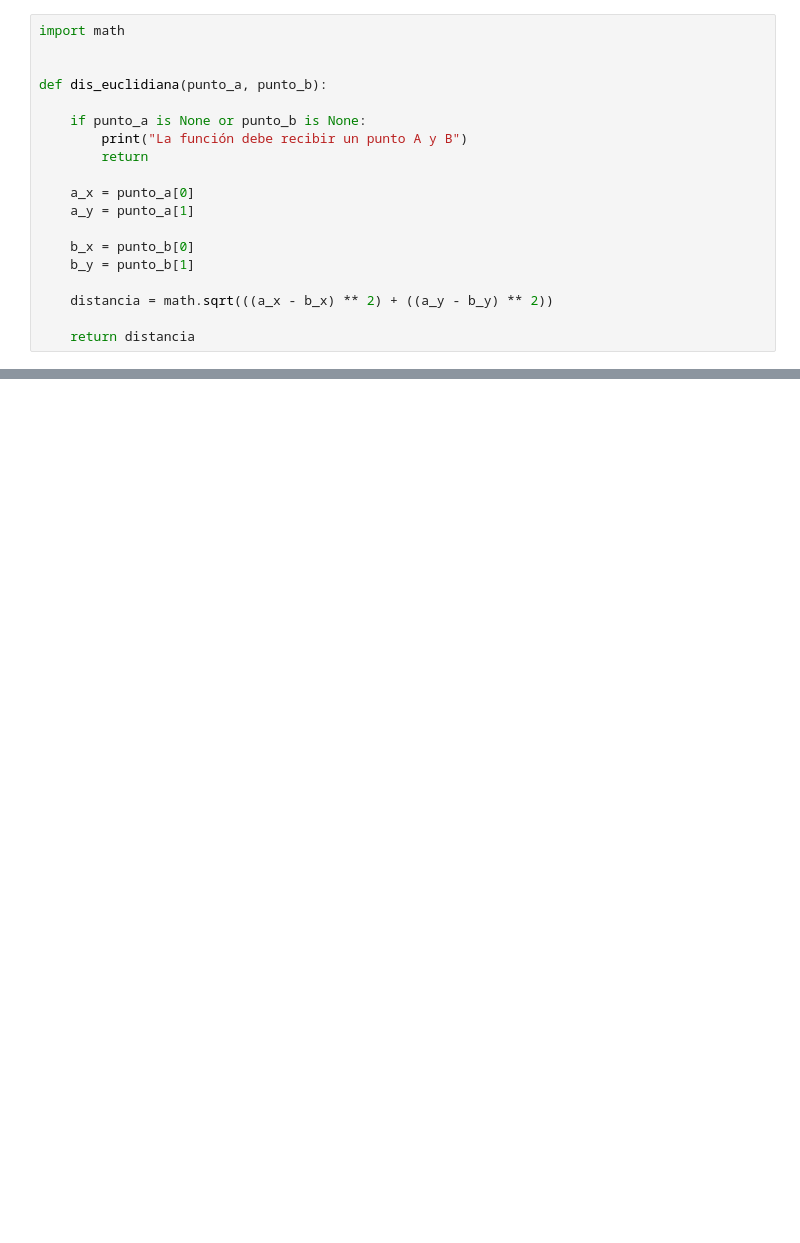
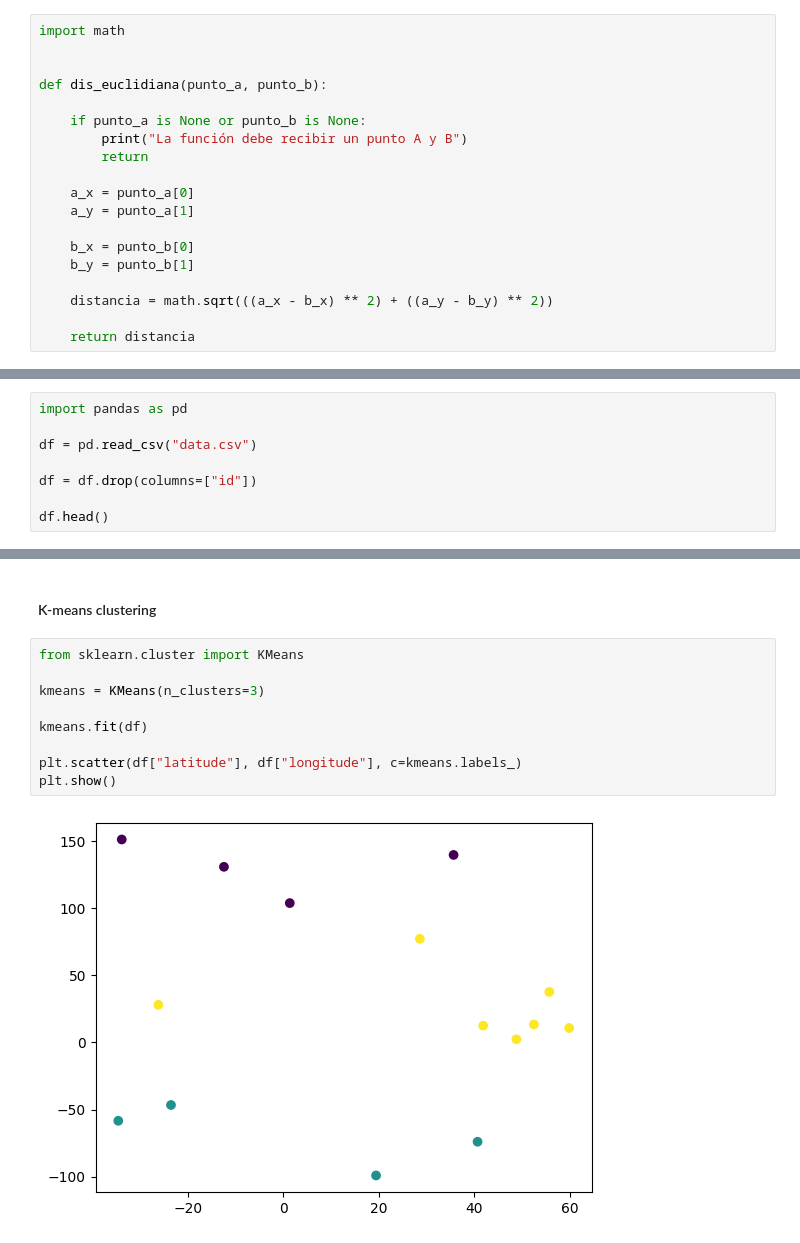
Before and after one commit to tadeogavensky/pr3-ej-clustering, a Jupyter notebook: clustering.ipynb, the cells around one changed output, grey strips where cells are left out. Drawn from its saved outputs; the diff is of its cells as text; blank space fills up the shorter version.

```diff
--- a/clustering.ipynb
+++ b/clustering.ipynb
@@ -81,0 +236,8 @@ punto_mas_cercano
+# %%
+import pandas as pd
+
+df = pd.read_csv("data.csv")
+
+df = df.drop(columns=["id"])
+
+df.head()
@@ -81,0 +251,13 @@ punto_mas_cercano
+# %% [markdown]
+#### K-means clustering
+# %%
+from sklearn.cluster import KMeans
+
+kmeans = KMeans(n_clusters=3)
+
+kmeans.fit(df)
+
+plt.scatter(df["latitude"], df["longitude"], c=kmeans.labels_)
+plt.show()
+# %% [output]
+[figure, added]
```
Also changed, not shown: parts of 22 cells of this notebook, 2 other files.
